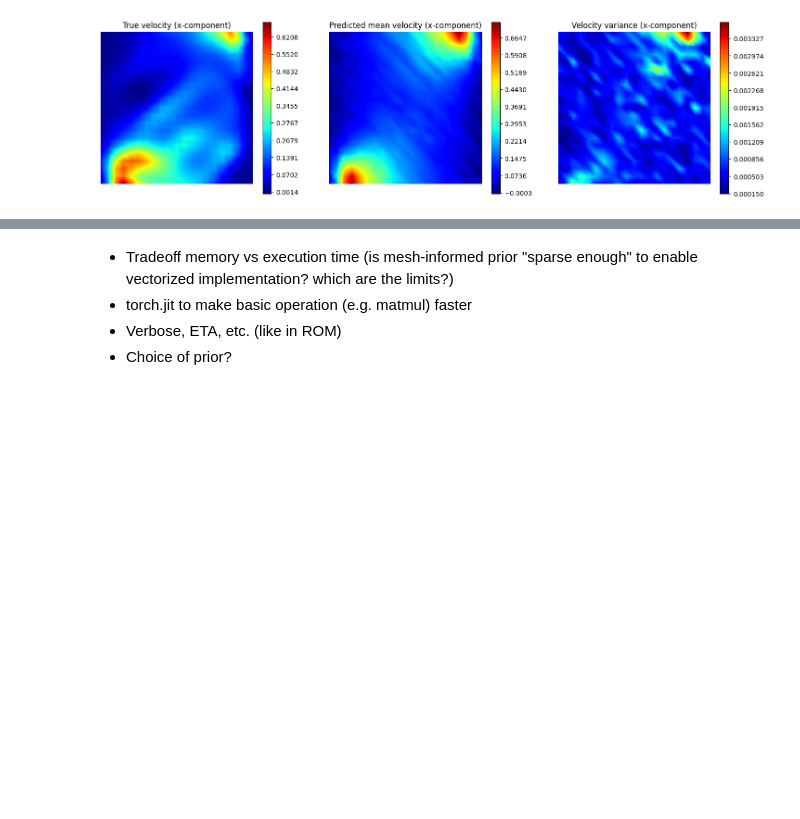
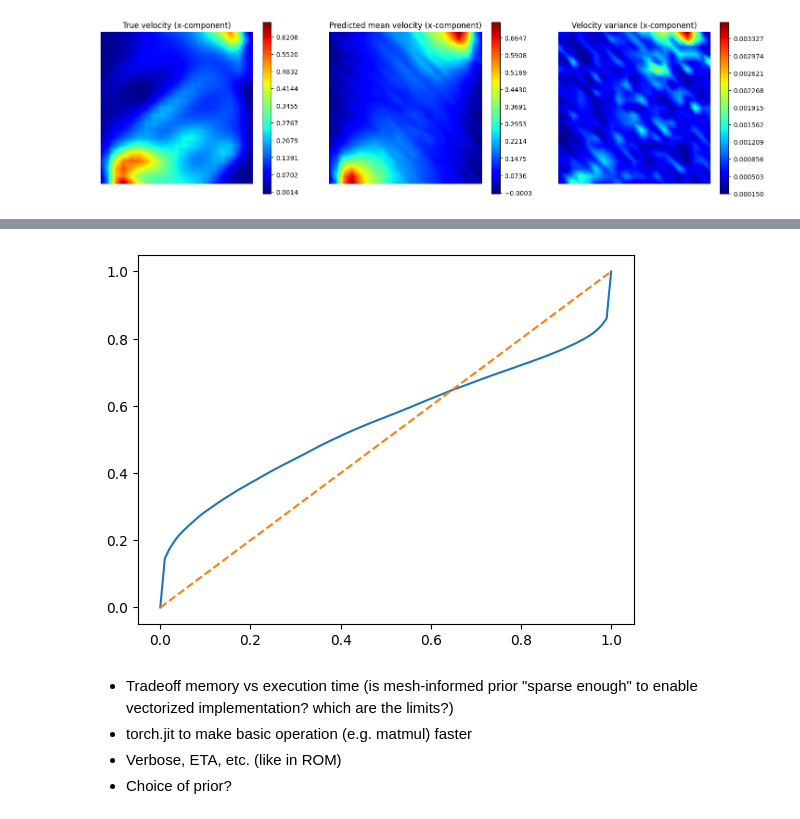
Before and after one commit to FraBet29/APSC_project, a Jupyter notebook: bayesian_network/examples/1_darcy_flow/darcy_flow_bayesian.ipynb, the cells around one changed output, grey strips where cells are left out. Cells and saved outputs as stored; diff of their text form; code cells hidden in the pictures; blank space fills up the shorter version.

```diff
--- a/bayesian_network/examples/1_darcy_flow/darcy_flow_bayesian.ipynb
+++ b/bayesian_network/examples/1_darcy_flow/darcy_flow_bayesian.ipynb
@@ -467,3 +491,26 @@ plt.show()
+# %%
+from scipy.stats import norm
+
+u_x_test_np = u_x_test.cpu().numpy().flatten()
+u_x_pred_bayes_mean_np = u_x_pred_bayes_mean.cpu().numpy().flatten()
+u_x_pred_bayes_var_np = u_x_pred_bayes_var.cpu().numpy().flatten()
+
+quantiles = np.linspace(0, 1, 100)
+
+calibration_curve = np.zeros_like(quantiles)
+
+for i in range(len(u_x_test_np)):
+	normal_quantiles = norm.ppf(quantiles, loc=u_x_pred_bayes_mean_np[i], scale=np.sqrt(u_x_pred_bayes_var_np[i]))
+	mask = (normal_quantiles > u_x_test_np[i])
+	calibration_curve += mask
+
+calibration_curve /= len(u_x_test_np)
+
+plt.plot(quantiles, calibration_curve)
+plt.plot(quantiles, quantiles, '--')
+plt.show()
+# %% [output]
+[figure, added]
 # %% [markdown]
 - Tradeoff memory vs execution time (is mesh-informed prior "sparse enough" to enable vectorized implementation? which are the limits?)
 - torch.jit to make basic operation (e.g. matmul) faster
```
Also changed, not shown: parts of 2 cells of this notebook, 2 other files.
